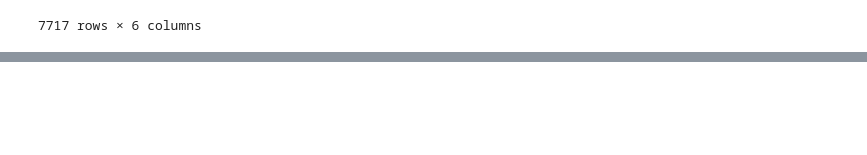
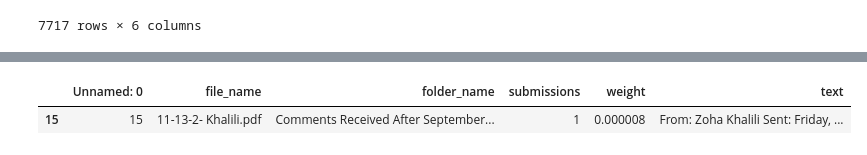
Before and after one commit to yonatanpazpriel/NLPResearch, a Jupyter notebook: Text Files/Text Files/duplicate_handling/Files Cleaning FA25.ipynb, the cells around one changed output, grey strips where cells are left out. Cells and saved outputs as stored; diff of their text form; code cells hidden in the pictures; blank space fills up the shorter version.

```diff
--- a/Text Files/Text Files/duplicate_handling/Files Cleaning FA25.ipynb
+++ b/Text Files/Text Files/duplicate_handling/Files Cleaning FA25.ipynb
@@ -1171,0 +1195,5 @@ df['text'] =
+# %%
+df[df['text'].str.contains("Proposed edit #10 falsely equates", case=False)]
+# %% [output]
+|  | Unnamed: 0 | file_name | folder_name | submissions | weight | text |
+| 15 | 15 | 11-13-2- Khalili.pdf | Comments Received After September... | 1 | 0.000008 | From: Zoha Khalili Sent: Friday, ... |
```
Also changed, not shown: parts of 7 cells of this notebook, 1 other file.
